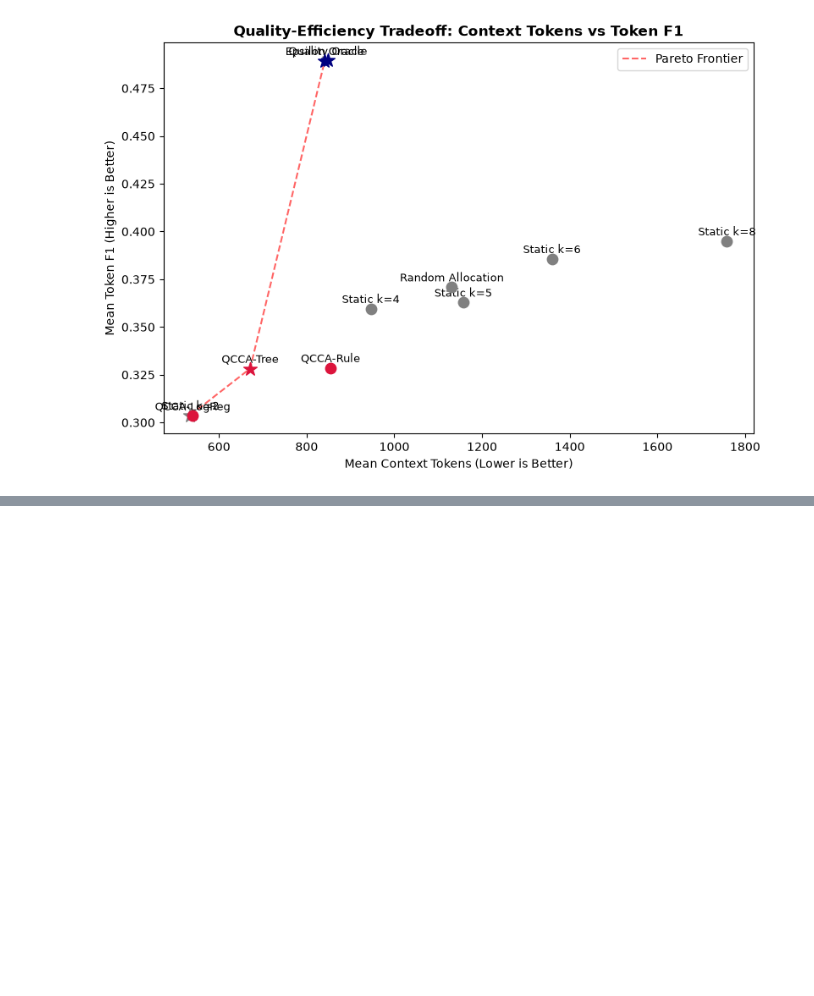
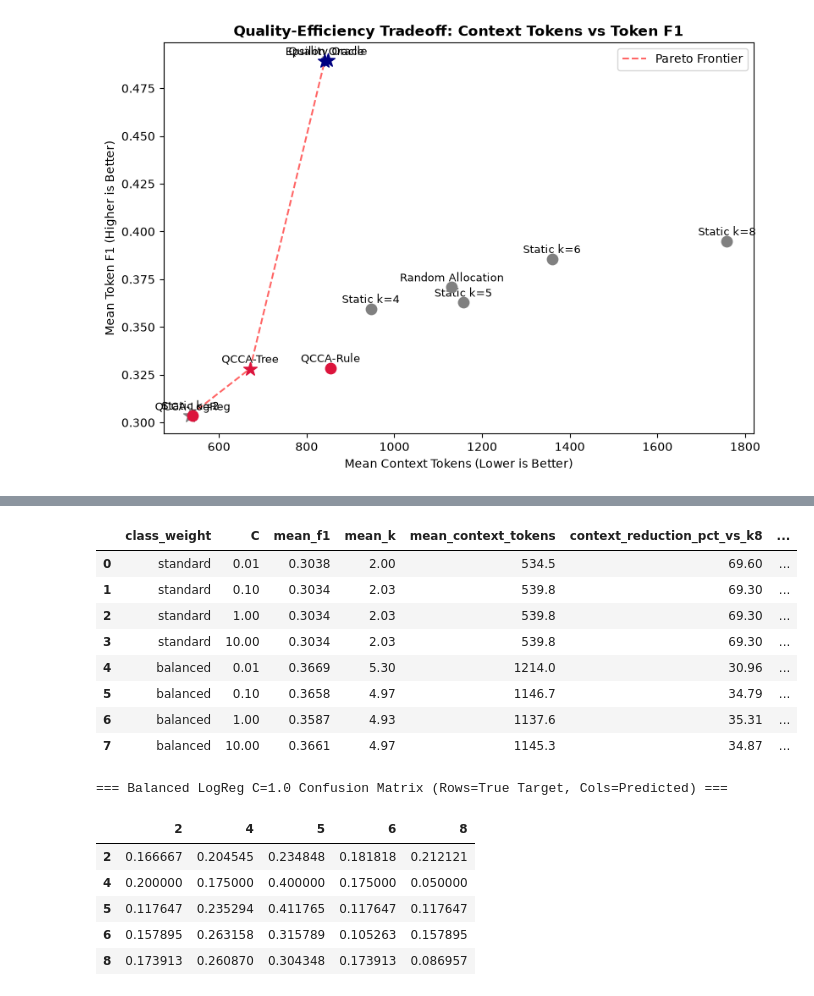
Before and after one commit to Guna-Venkat/CS787-QCCA-RAG, a Jupyter notebook: notebooks/week4/week4_qcca_development.ipynb, the cells around one changed output, grey strips where cells are left out. Saved outputs shown, nothing was run; the diff lists cells and outputs as text; code cells hidden in the pictures; blank space fills up the shorter version.

```diff
--- a/notebooks/week4/week4_qcca_development.ipynb
+++ b/notebooks/week4/week4_qcca_development.ipynb
@@ -396,0 +416,10 @@ else:
+# %%
+from src.week4.additional_analysis import evaluate_logreg_c_sensitivity
+
+df_sens, cms = evaluate_logreg_c_sensitivity(df_data, lookup)
+cols_display = ["class_weight", "C", "mean_f1", "mean_k", "mean_context_tokens", "context_reduction_pct_vs_k8", "mean_epsilon_regret", "target_accuracy", "over_compression_pct", "under_compression_pct"]
+display(df_sens[cols_display])
+
+print("\n=== Balanced LogReg C=1.0 Confusion Matrix (Rows=True Target, Cols=Predicted) ===")
+display(pd.DataFrame(cms["balanced_C_1.0"]).fillna(0.0))
+# %% [output]
@@ -396,0 +427,16 @@ else:
+|  | class_weight | C | mean_f1 | mean_k | mean_context_tokens | context_reduction_pct_vs_k8 | ... |
+| 0 | standard | 0.01 | 0.3038 | 2.00 | 534.5 | 69.60 | ... |
+| 1 | standard | 0.10 | 0.3034 | 2.03 | 539.8 | 69.30 | ... |
+| 2 | standard | 1.00 | 0.3034 | 2.03 | 539.8 | 69.30 | ... |
+| 3 | standard | 10.00 | 0.3034 | 2.03 | 539.8 | 69.30 | ... |
+| 4 | balanced | 0.01 | 0.3669 | 5.30 | 1214.0 | 30.96 | ... |
+| 5 | balanced | 0.10 | 0.3658 | 4.97 | 1146.7 | 34.79 | ... |
+| 6 | balanced | 1.00 | 0.3587 | 4.93 | 1137.6 | 35.31 | ... |
+| 7 | balanced | 10.00 | 0.3661 | 4.97 | 1145.3 | 34.87 | ... |
+=== Balanced LogReg C=1.0 Confusion Matrix (Rows=True Target, Cols=Predicted) ===
+|  | 2 | 4 | 5 | 6 | 8 |
+| 2 | 0.166667 | 0.204545 | 0.234848 | 0.181818 | 0.212121 |
+| 4 | 0.200000 | 0.175000 | 0.400000 | 0.175000 | 0.050000 |
+| 5 | 0.117647 | 0.235294 | 0.411765 | 0.117647 | 0.117647 |
+| 6 | 0.157895 | 0.263158 | 0.315789 | 0.105263 | 0.157895 |
+| 8 | 0.173913 | 0.260870 | 0.304348 | 0.173913 | 0.086957 |
```
Also changed, not shown: parts of 11 cells of this notebook, 52 other files.
